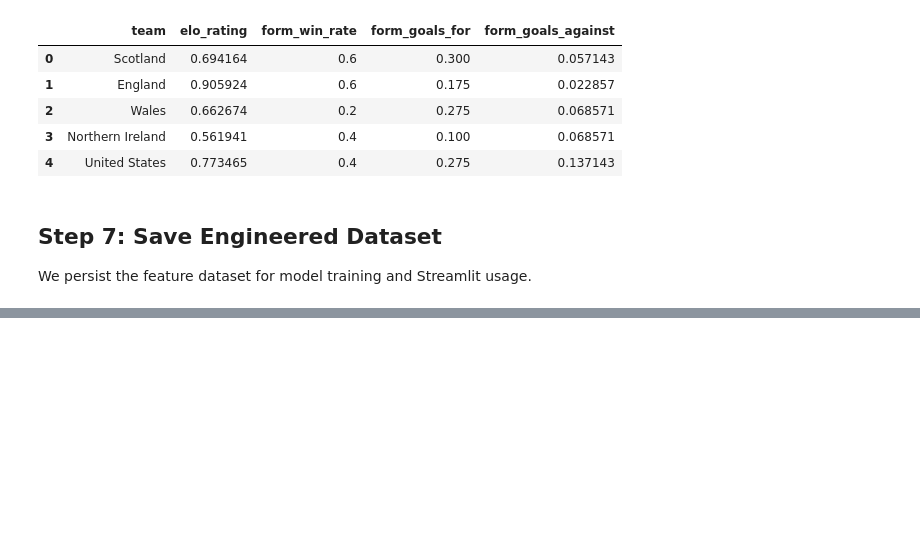
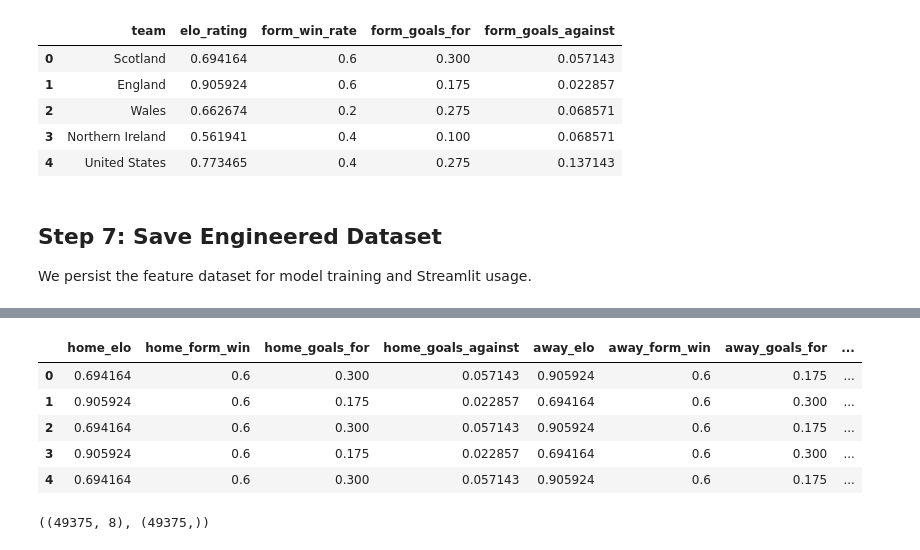
Before and after one commit to leejay-glitch/world-cup-intelligence, a Jupyter notebook: notebooks/01_match_prediction.ipynb, the cells around one changed output, grey strips where cells are left out. Saved outputs shown, nothing was run; the diff lists cells and outputs as text; code cells hidden in the pictures; blank space fills up the shorter version.

Commit message:
deat: model training Gradient Boosting

```diff
--- a/notebooks/01_match_prediction.ipynb
+++ b/notebooks/01_match_prediction.ipynb
@@ -1495,0 +1511,7 @@ final_features.to_csv("../data/processed/team_features.csv", index=False)
+# %%
+import pandas as pd
+
+team_features = pd.read_csv("../data/processed/team_features.csv")
+results_df = results_df.copy()
+
+team_features.head()
@@ -1495,0 +1534,52 @@ final_features.to_csv("../data/processed/team_features.csv", index=False)
+# %%
+feature_map = team_features.set_index("team").to_dict(orient="index")
+
+training_data = []
+
+for _, row in results_df.iterrows():
+
+    home = row["home_team"]
+    away = row["away_team"]
+
+    if home not in feature_map or away not in feature_map:
+        continue
+
+    home_feat = feature_map[home]
+    away_feat = feature_map[away]
+
+    training_data.append([
+        home_feat["elo_rating"],
+        home_feat["form_win_rate"],
+        home_feat["form_goals_for"],
+        home_feat["form_goals_against"],
+        away_feat["elo_rating"],
+        away_feat["form_win_rate"],
+        away_feat["form_goals_for"],
+        away_feat["form_goals_against"],
+        row["match_result"]
+    ])
+
+columns = [
+    "home_elo", "home_form_win", "home_goals_for", "home_goals_against",
+    "away_elo", "away_form_win", "away_goals_for", "away_goals_against",
+    "target"
+]
+
+train_df = pd.DataFrame(training_data, columns=columns)
+train_df = train_df.dropna()
+
+train_df.head()
+# %% [output]
+|  | home_elo | home_form_win | home_goals_for | home_goals_against | away_elo | away_form_win | away_goals_for | ... |
+| 0 | 0.694164 | 0.6 | 0.300 | 0.057143 | 0.905924 | 0.6 | 0.175 | ... |
+| 1 | 0.905924 | 0.6 | 0.175 | 0.022857 | 0.694164 | 0.6 | 0.300 | ... |
+| 2 | 0.694164 | 0.6 | 0.300 | 0.057143 | 0.905924 | 0.6 | 0.175 | ... |
+| 3 | 0.905924 | 0.6 | 0.175 | 0.022857 | 0.694164 | 0.6 | 0.300 | ... |
+| 4 | 0.694164 | 0.6 | 0.300 | 0.057143 | 0.905924 | 0.6 | 0.175 | ... |
+# %%
+X = train_df.drop("target", axis=1)
+y = train_df["target"]
+
+X.shape, y.shape
+# %% [output]
+((49375, 8), (49375,))
```
Also changed, not shown: parts of 15 cells of this notebook.
